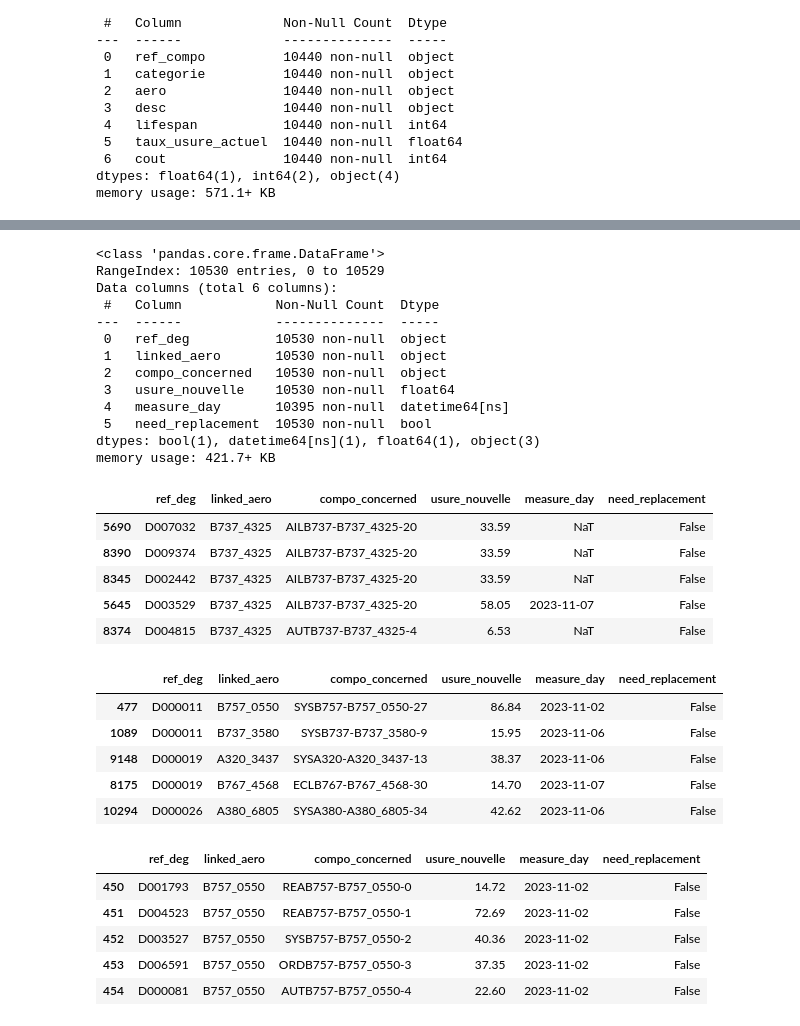
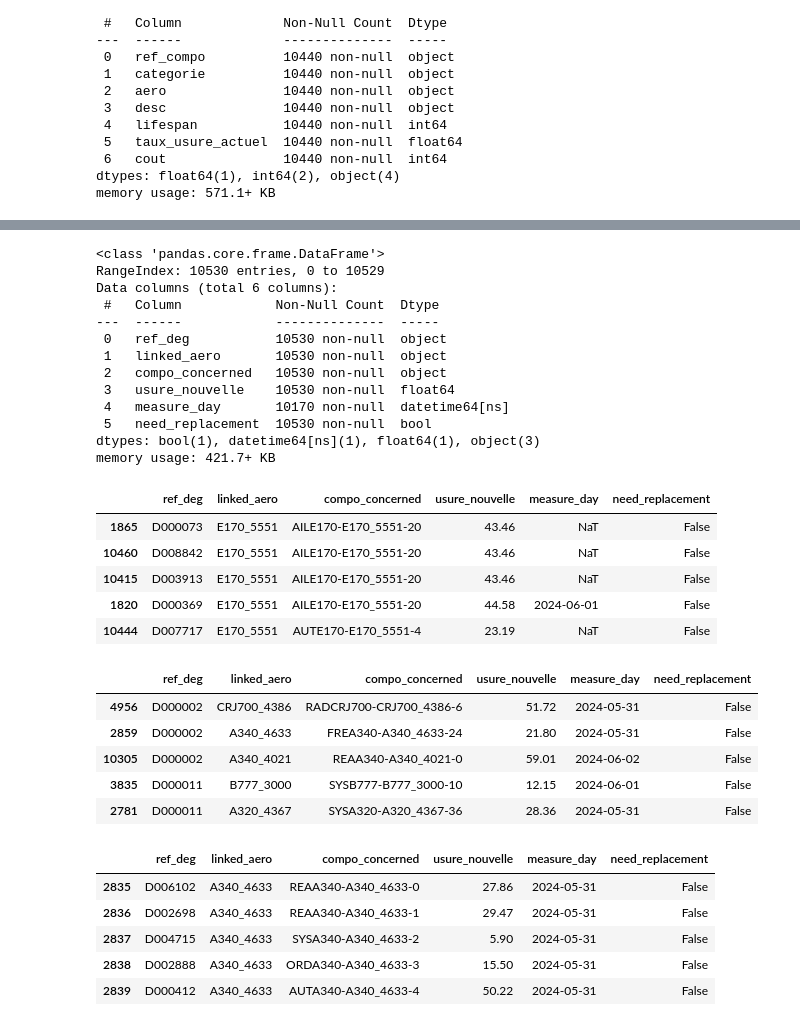
Before and after one commit to Kelmain/skyanalytics, a Jupyter notebook: data__exploration.ipynb, the cells around one changed output, grey strips where cells are left out. Drawn from its saved outputs; the diff is of its cells as text; code cells hidden in the pictures.

```diff
--- a/data__exploration.ipynb
+++ b/data__exploration.ipynb
@@ -10,10 +10,10 @@ pd.set_option('display.max_columns', None)
 pd.set_option("display.float_format", lambda x: f"{x :.2f}")
 warnings.filterwarnings('ignore')
 # %%
-df_airplane = pd.read_csv('datasets_raw/aeronefs_2023-11-07.csv')
-df_composants = pd.read_csv('datasets_raw/composants_2023-11-07.csv')
-df_degradations = pd.read_csv('datasets_raw/degradations_2023-11-07.csv')
-df_logs_vols = pd.read_csv('datasets_raw/logs_vols_2023-11-07.csv')
+df_airplane = pd.read_csv('datasets_raw/aeronefs_2024-06-02.csv')
+df_composants = pd.read_csv('datasets_raw/composants_2024-06-02.csv')
+df_degradations = pd.read_csv('datasets_raw/degradations_2024-06-02.csv')
+df_logs_vols = pd.read_csv('datasets_raw/logs_vols_2024-06-02.csv')
 # %%
 skim(df_airplane)
 # %% [output]
@@ -159,7 +250,7 @@ Data columns (total 6 columns):
  1   linked_aero       10530 non-null  object
  2   compo_concerned   10530 non-null  object
  3   usure_nouvelle    10530 non-null  float64
- 4   measure_day       10395 non-null  datetime64[ns]
+ 4   measure_day       10170 non-null  datetime64[ns]
  5   need_replacement  10530 non-null  bool
 dtypes: bool(1), datetime64[ns](1), float64(1), object(3)
 memory usage: 421.7+ KB
@@ -170,33 +261,33 @@ df2.head()
 # looks like there duplicates or better mal functions in the reading of the composant
 # %% [output]
 |  | ref_deg | linked_aero | compo_concerned | usure_nouvelle | measure_day | need_replacement |
-| 5690 | D007032 | B737_4325 | AILB737-B737_4325-20 | 33.59 | NaT | False |
-| 8390 | D009374 | B737_4325 | AILB737-B737_4325-20 | 33.59 | NaT | False |
-| 8345 | D002442 | B737_4325 | AILB737-B737_4325-20 | 33.59 | NaT | False |
-| 5645 | D003529 | B737_4325 | AILB737-B737_4325-20 | 58.05 | 2023-11-07 | False |
-| 8374 | D004815 | B737_4325 | AUTB737-B737_4325-4 | 6.53 | NaT | False |
+| 1865 | D000073 | E170_5551 | AILE170-E170_5551-20 | 43.46 | NaT | False |
+| 10460 | D008842 | E170_5551 | AILE170-E170_5551-20 | 43.46 | NaT | False |
+| 10415 | D003913 | E170_5551 | AILE170-E170_5551-20 | 43.46 | NaT | False |
+| 1820 | D000369 | E170_5551 | AILE170-E170_5551-20 | 44.58 | 2024-06-01 | False |
+| 10444 | D007717 | E170_5551 | AUTE170-E170_5551-4 | 23.19 | NaT | False |
 # %%
 df3 = df_degradations[df_degradations.duplicated(subset=['ref_deg'],keep=False)].sort_values('ref_deg')
 df3.head()
 # duplicates in ref_deg but different airplane and composant. So every aiplane got his own ref_deg id's?
 # %% [output]
 |  | ref_deg | linked_aero | compo_concerned | usure_nouvelle | measure_day | need_replacement |
-| 477 | D000011 | B757_0550 | SYSB757-B757_0550-27 | 86.84 | 2023-11-02 | False |
-| 1089 | D000011 | B737_3580 | SYSB737-B737_3580-9 | 15.95 | 2023-11-06 | False |
-| 9148 | D000019 | A320_3437 | SYSA320-A320_3437-13 | 38.37 | 2023-11-06 | False |
-| 8175 | D000019 | B767_4568 | ECLB767-B767_4568-30 | 14.70 | 2023-11-07 | False |
-| 10294 | D000026 | A380_6805 | SYSA380-A380_6805-34 | 42.62 | 2023-11-06 | False |
+| 4956 | D000002 | CRJ700_4386 | RADCRJ700-CRJ700_4386-6 | 51.72 | 2024-05-31 | False |
+| 2859 | D000002 | A340_4633 | FREA340-A340_4633-24 | 21.80 | 2024-05-31 | False |
+| 10305 | D000002 | A340_4021 | REAA340-A340_4021-0 | 59.01 | 2024-06-02 | False |
+| 3835 | D000011 | B777_3000 | SYSB777-B777_3000-10 | 12.15 | 2024-06-01 | False |
+| 2781 | D000011 | A320_4367 | SYSA320-A320_4367-36 | 28.36 | 2024-05-31 | False |
 # %%
-df4 = df_degradations[(df_degradations['linked_aero'] == 'B757_0550') | (df_degradations['linked_aero'] == 'B737_3580')]
+df4 = df_degradations[(df_degradations['linked_aero'] == 'CRJ700_4386') | (df_degradations['linked_aero'] == 'A340_4633')]
 df4.head()
 # so ref_deg can be the same but for different aiplanes. The only real duplicats are reading on the same composant and the date is missing
 # %% [output]
 |  | ref_deg | linked_aero | compo_concerned | usure_nouvelle | measure_day | need_replacement |
-| 450 | D001793 | B757_0550 | REAB757-B757_0550-0 | 14.72 | 2023-11-02 | False |
-| 451 | D004523 | B757_0550 | REAB757-B757_0550-1 | 72.69 | 2023-11-02 | False |
-| 452 | D003527 | B757_0550 | SYSB757-B757_0550-2 | 40.36 | 2023-11-02 | False |
-| 453 | D006591 | B757_0550 | ORDB757-B757_0550-3 | 37.35 | 2023-11-02 | False |
-| 454 | D000081 | B757_0550 | AUTB757-B757_0550-4 | 22.60 | 2023-11-02 | False |
+| 2835 | D006102 | A340_4633 | REAA340-A340_4633-0 | 27.86 | 2024-05-31 | False |
+| 2836 | D002698 | A340_4633 | REAA340-A340_4633-1 | 29.47 | 2024-05-31 | False |
+| 2837 | D004715 | A340_4633 | SYSA340-A340_4633-2 | 5.90 | 2024-05-31 | False |
+| 2838 | D002888 | A340_4633 | ORDA340-A340_4633-3 | 15.50 | 2024-05-31 | False |
+| 2839 | D000412 | A340_4633 | AUTA340-A340_4633-4 | 50.22 | 2024-05-31 | False |
 # %%
 skim(df_logs_vols)
 # %% [output]
```
Also changed, not shown: parts of 20 cells of this notebook.
